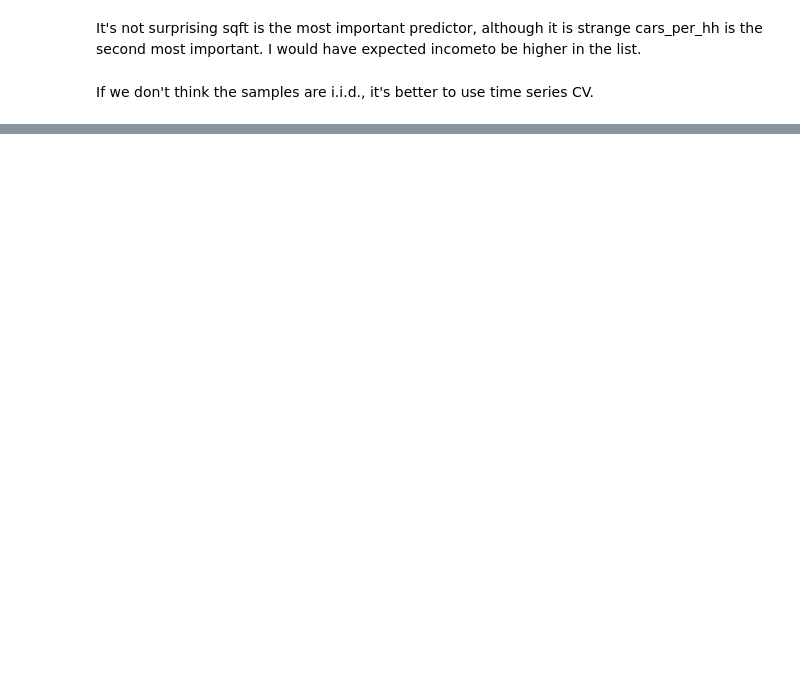
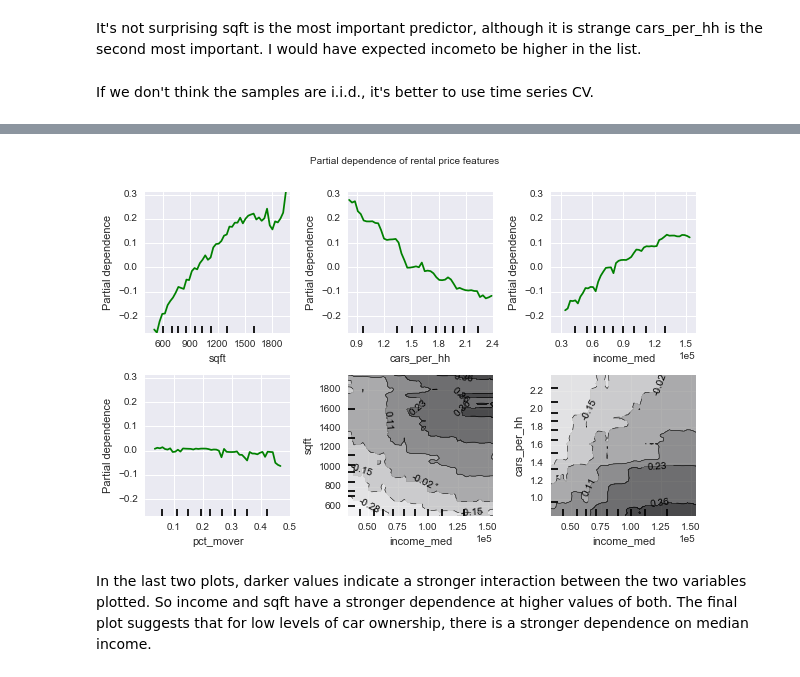
Before and after one commit to lrayle/rental-listings-census, a Jupyter notebook: src/rental_listings_modeling.ipynb, the cells around one changed output, grey strips where cells are left out. Saved outputs shown, nothing was run; the diff lists cells and outputs as text; code cells hidden in the pictures; blank space fills up the shorter version.

```diff
--- a/src/rental_listings_explore.ipynb
+++ b/src/rental_listings_modeling.ipynb
@@ -666,0 +675,11 @@ cross_val_gb(df_X,df_y, l_rate,max_d)
+# %%
+features = [2, 15, 4, 12,(4,2), (4,15)]
+names = df_X.columns
+fig, axs = plot_partial_dependence(grad_boost, df_X, features,feature_names=names, grid_resolution=50, figsize = (9,6))
+fig.suptitle('Partial dependence of rental price features')
+plt.subplots_adjust(top=0.9)  # tight_layout causes overlap with suptitle
+plt.show()
+# %% [output]
+[figure, added]
+# %% [markdown]
+In the last two plots, darker values indicate a stronger interaction between the two variables plotted. So income and sqft have a stronger dependence at higher values of both. The final plot suggests that for low levels of car ownership, there is a stronger dependence on median income.
```
Also changed, not shown: parts of 43 cells of this notebook, 1 other file.
